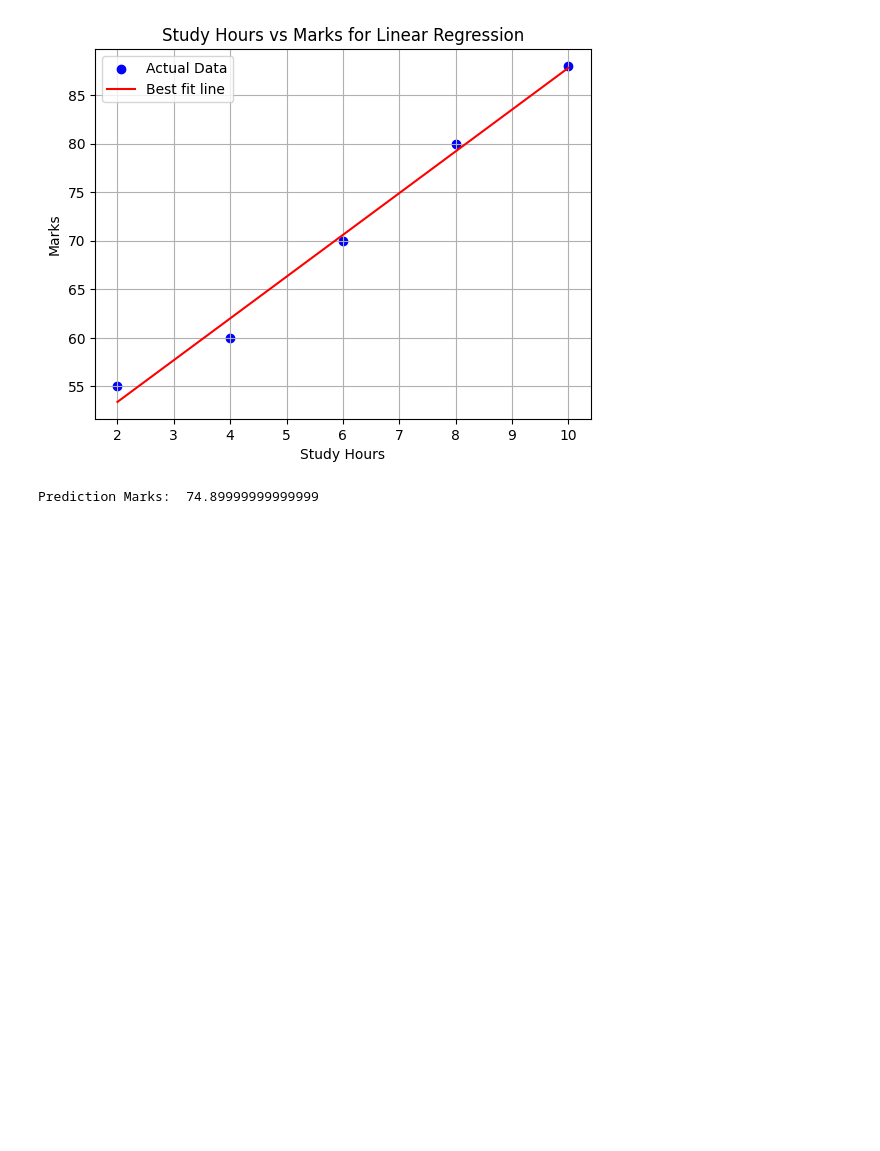
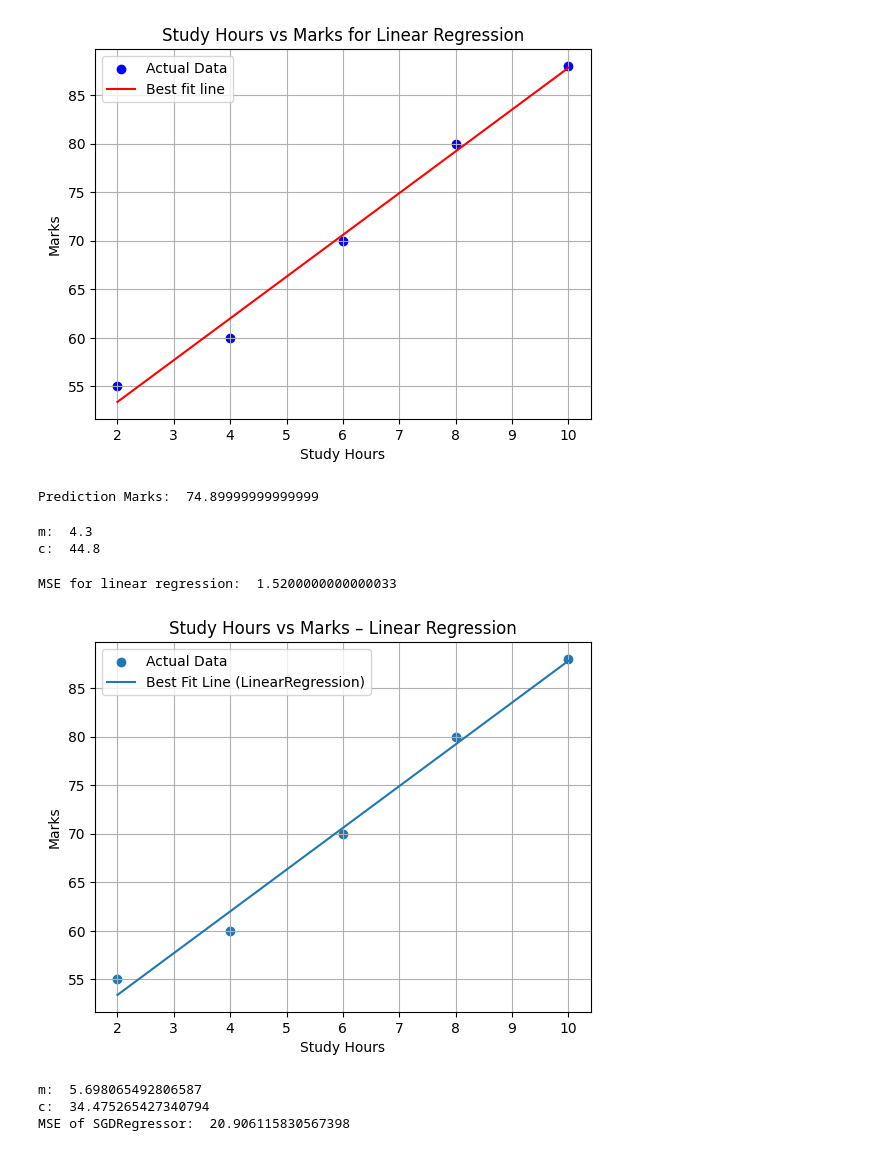
Before and after one commit to Md-Salman-Rahman339/AI-ML, a Jupyter notebook: Module10.ipynb, the cells around one changed output. Cells and saved outputs as stored; diff of their text form; code cells hidden in the pictures; blank space fills up the shorter version.

```diff
--- a/Module10.ipynb
+++ b/Module10.ipynb
@@ -52,3 +53,52 @@ prediction=model.predict(new_hours)
 print("Prediction Marks: ",prediction[0])
 # %% [output]
 Prediction Marks:  74.89999999999999
+# %%
+lin_reg=LinearRegression()
+lin_reg.fit(hours,marks)
+print("m: ",lin_reg.coef_[0])
+print("c: ",lin_reg.intercept_)
+# %% [output]
+m:  4.3
+c:  44.8
+# %%
+#Compute the Cost (Mean Squared Error) Using a Library
+pred_marks=lin_reg.predict(hours)
+mse_lin=mean_squared_error(marks,pred_marks)
+print("MSE for linear regression: ",mse_lin)
+# %% [output]
+MSE for linear regression:  1.5200000000000033
+# %%
+#Visualize the Data and Best Fit Line
+plt.scatter(hours, marks, label="Actual Data")
+
+plt.plot(hours, pred_marks, label="Best Fit Line (LinearRegression)")
+plt.xlabel("Study Hours")
+plt.ylabel("Marks")
+plt.title("Study Hours vs Marks – Linear Regression")
+plt.legend()
+plt.grid(True)
+plt.show()
+# %% [output]
+[figure, added]
+# %%
+#Use a Gradient-Descent-Based Model – SGDRegressor
+sgd_reg = SGDRegressor(
+    max_iter = 1000,
+    learning_rate="invscaling",
+    eta0=0.01,
+    random_state=42
+)
+
+sgd_reg.fit(hours,marks)
+print("m: ", sgd_reg.coef_[0])
+print("c: ",sgd_reg.intercept_[0])
+
+pred_sgd = sgd_reg.predict(hours)
+mse_sgd = mean_squared_error(marks,pred_sgd)
+
+print("MSE of SGDRegressor: ", mse_sgd)
+# %% [output]
+m:  5.698065492806587
+c:  34.475265427340794
+MSE of SGDRegressor:  20.906115830567398
```
Also changed, not shown: parts of 7 cells of this notebook.
